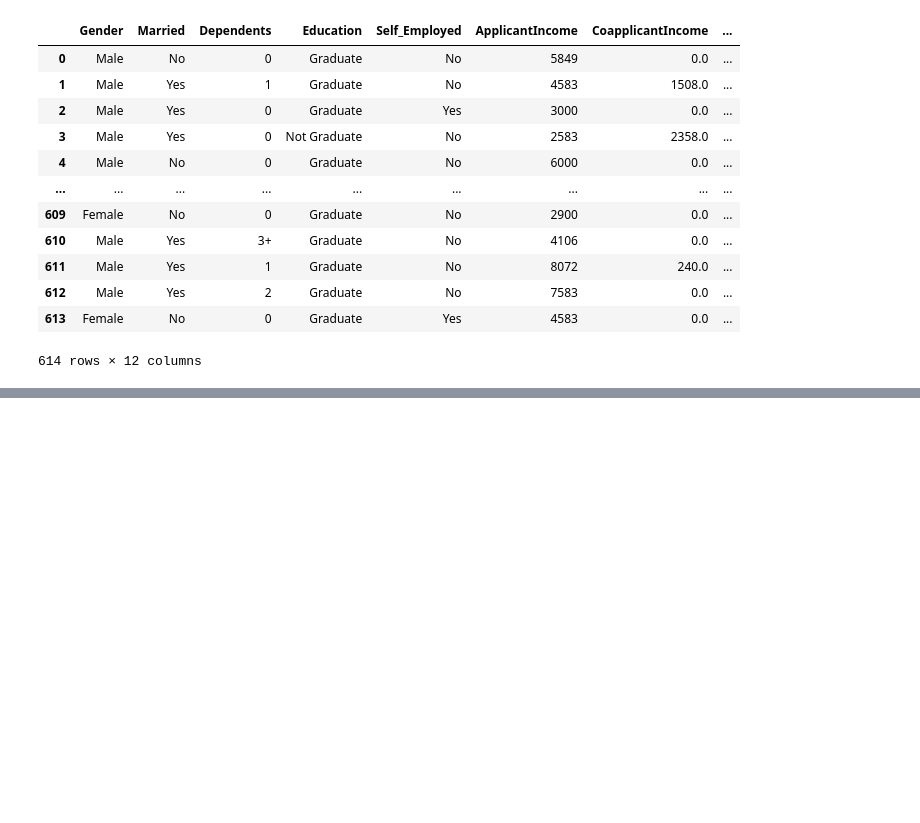
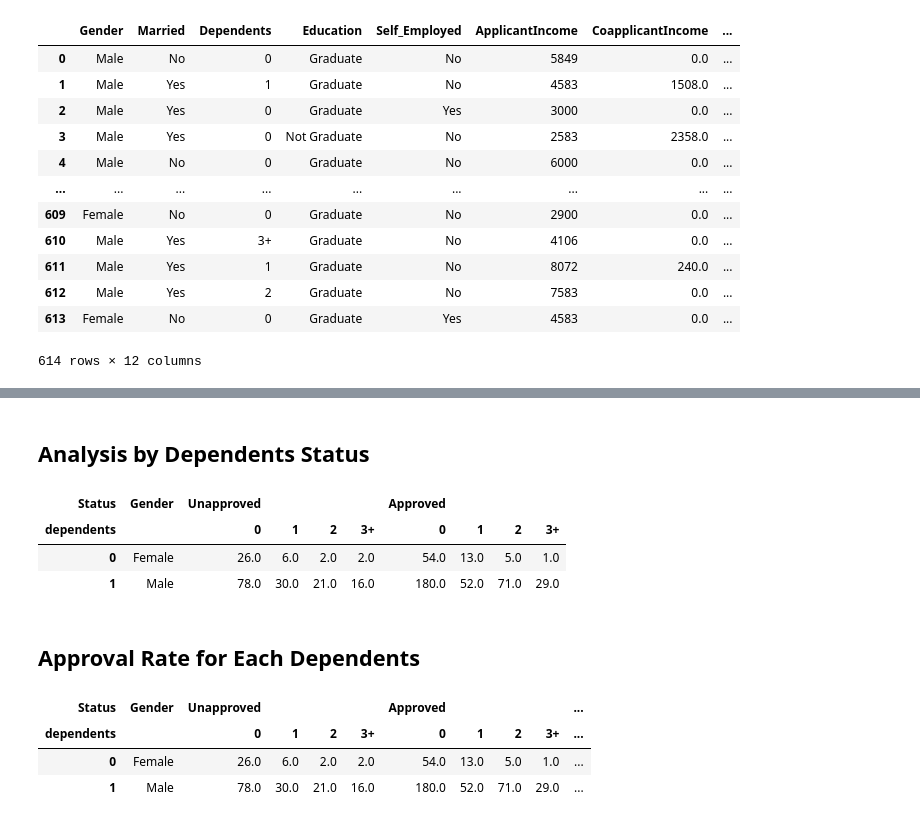
Before and after one commit to Alirezasmoradi/Dnkr_Loan_PJ, a Jupyter notebook: loan_pj.ipynb, the cells around one changed output, grey strips where cells are left out. Drawn from its saved outputs; the diff is of its cells as text; code cells hidden in the pictures; blank space fills up the shorter version.

```diff
--- a/loan_pj.ipynb
+++ b/loan_pj.ipynb
@@ -33,0 +845,32 @@ loan_dataframe
+# %% [markdown]
+## Analysis by Dependents Status ##
+# %%
+dependents_status = ( loan_dataframe
+    .groupby(["Gender", "Loan_Status" , "Dependents"] , as_index = False)
+    .agg(
+        total_dependents_status = ("Loan_Status" , "count"))
+    .pivot_table(index = "Gender" , columns = ["Loan_Status" , "Dependents"] , values = "total_dependents_status")
+    .reset_index()
+    .dropna()
+    .rename(columns = { "N" : "Unapproved" ,"Y" : "Approved"} )
+    .rename_axis(["Status", "dependents"], axis=1)
+)
+dependents_status
+# %% [output]
+| Status | Gender | Unapproved |  |  |  | Approved |  |  |  |
+| dependents |  | 0 | 1 | 2 | 3+ | 0 | 1 | 2 | 3+ |
+| 0 | Female | 26.0 | 6.0 | 2.0 | 2.0 | 54.0 | 13.0 | 5.0 | 1.0 |
+| 1 | Male | 78.0 | 30.0 | 21.0 | 16.0 | 180.0 | 52.0 | 71.0 | 29.0 |
+# %% [markdown]
+## Approval Rate for Each Dependents ##
+# %%
+for dep in ["0" , "1" , "2" , "3+"] :
+   dependents_status[f"Approval_rate_{dep}"] = (
+   dependents_status[("Approved" , dep)] / (dependents_status[("Approved" , dep)] + dependents_status[("Unapproved" , dep)])*100).round(2)
+
+dependents_status
+# %% [output]
+| Status | Gender | Unapproved |  |  |  | Approved |  |  |  | ... |
+| dependents |  | 0 | 1 | 2 | 3+ | 0 | 1 | 2 | 3+ | ... |
+| 0 | Female | 26.0 | 6.0 | 2.0 | 2.0 | 54.0 | 13.0 | 5.0 | 1.0 | ... |
+| 1 | Male | 78.0 | 30.0 | 21.0 | 16.0 | 180.0 | 52.0 | 71.0 | 29.0 | ... |
```
Also changed, not shown: parts of 29 cells of this notebook, 1 other file.
